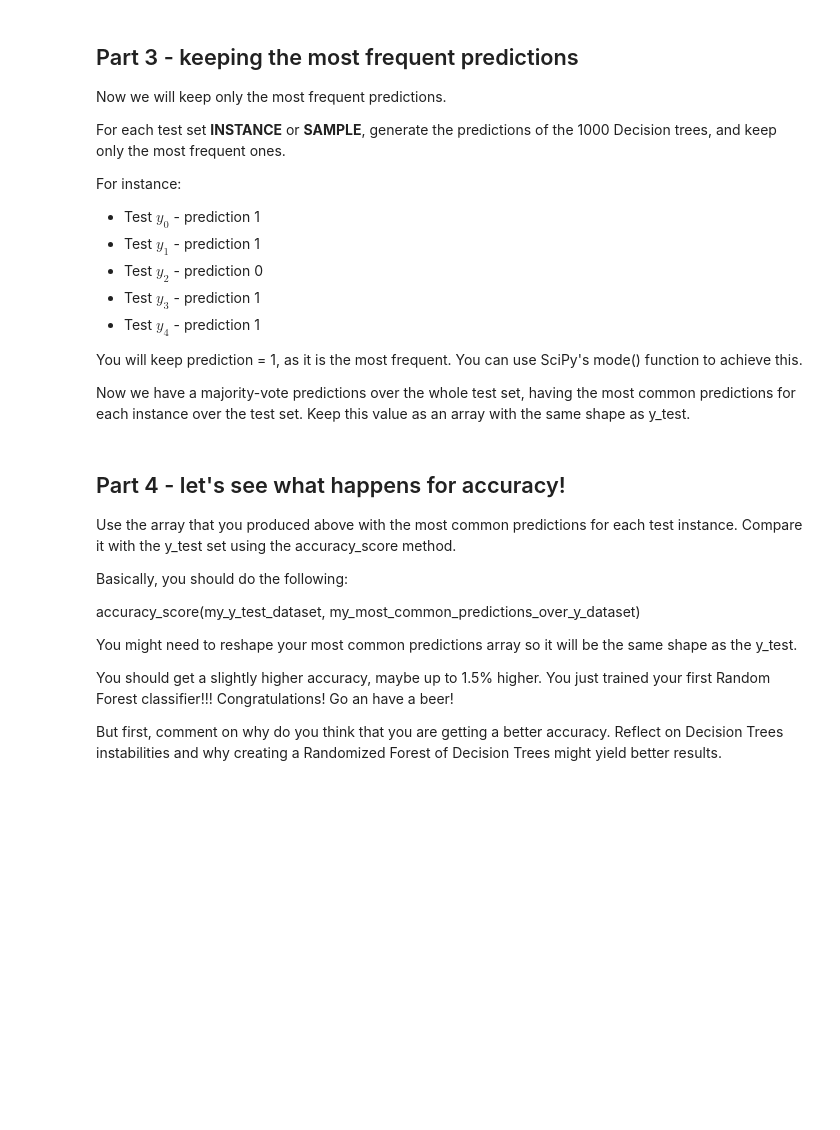
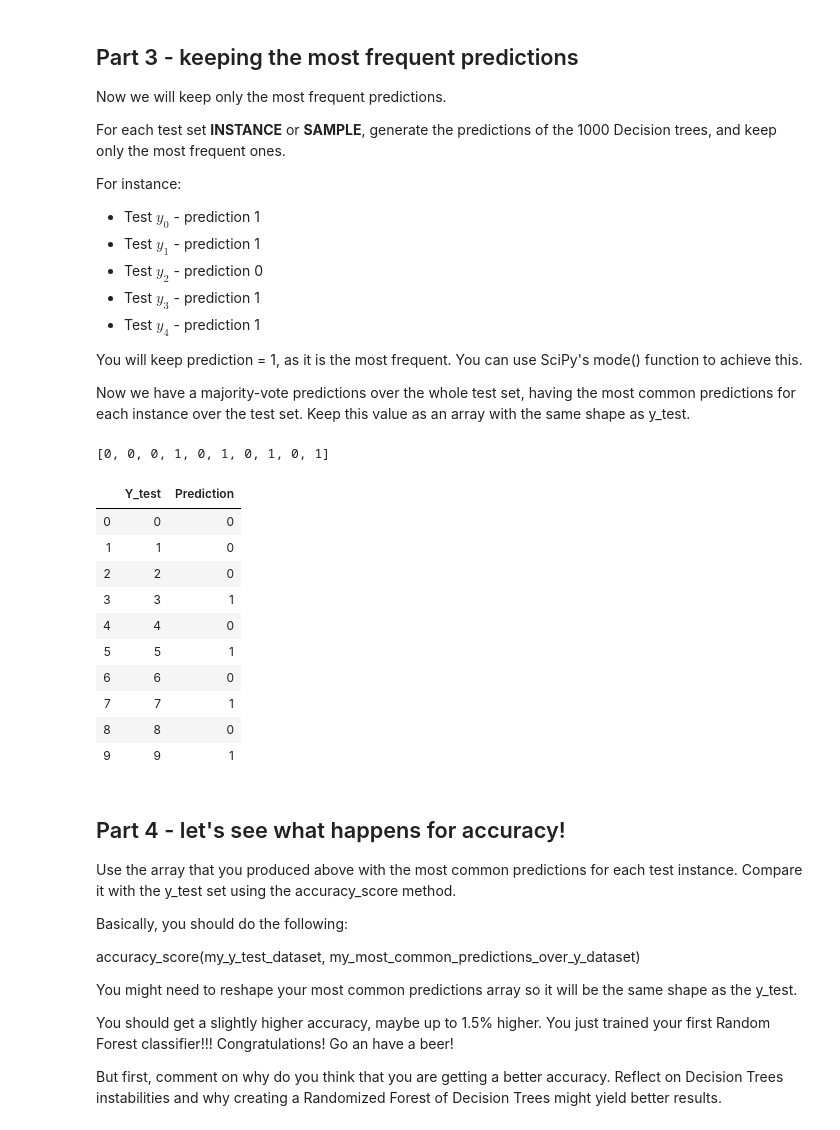
Before and after one commit to ltw94/bts-mbds-classical-data-analysis-2019, a Jupyter notebook: Own_Notebooks/Session_6_Classical_Data_Analysis_DT_EXERCISES-Copy1.ipynb, the cells around one changed output. Drawn from its saved outputs; the diff is of its cells as text; code cells hidden in the pictures; blank space fills up the shorter version.

```diff
--- a/Own_Notebooks/Session_6_Classical_Data_Analysis_DT_EXERCISES-Copy1.ipynb
+++ b/Own_Notebooks/Session_6_Classical_Data_Analysis_DT_EXERCISES-Copy1.ipynb
@@ -155,0 +213,17 @@ Place your final mean accuracy below.
+# %%
+trees_accuracies = []
+# %%
+for train_index, test_index in rs.split(X):
+    X_train = []
+    X_test = []
+    y_test = []
+    y_train = []
+    for i in train_index:
+        X_train.append(X[i])
+        y_train.append(y[i])
+    for j in test_index:
+        X_test.append(X[j])
+        y_test.append(y[j])
+    clf_tree1.fit(X_train, y_train)
+    y_pred = clf_tree1.predict(X_test)
+    trees_accuracies.append(accuracy_score(y_test, y_pred))
@@ -176,3 +256,47 @@ Now we have a majority-vote predictions over the whole test set, having the most
+# %%
+most_predictions = []
+# %%
+import statistics
+from statistics import mode
+for train_index, test_index in rs.split(X):
+    X_train = []
+    X_test = []
+    y_test = []
+    y_train = []
+    for i in train_index:
+        X_train.append(X[i])
+        y_train.append(y[i])
+    for j in test_index:
+        X_test.append(X[j])
+        y_test.append(y[j])
+    clf_tree1.fit(X_train, y_train)
+    y_pred = clf_tree1.predict(X_test)
+    try:
+        most_predictions.append(mode(y_pred))
+    except:
+        most_predictions.append(1) #favour 1 over 0;
+# %%
+most_predictions
+# %% [output]
+[0, 0, 0, 1, 0, 1, 0, 1, 0, 1]
+# %%
+import pandas as pd
+df = pd.DataFrame()
+df['Y_test'] = range(10)
+df['Prediction'] = most_predictions
+df
+# %% [output]
+|  | Y_test | Prediction |
+| 0 | 0 | 0 |
+| 1 | 1 | 0 |
+| 2 | 2 | 0 |
+| 3 | 3 | 1 |
+| 4 | 4 | 0 |
+| 5 | 5 | 1 |
+| 6 | 6 | 0 |
+| 7 | 7 | 1 |
+| 8 | 8 | 0 |
+| 9 | 9 | 1 |
 # %% [markdown]
 ## Part 4 - let's see what happens for accuracy!
 
```
Also changed, not shown: parts of 25 cells of this notebook.
